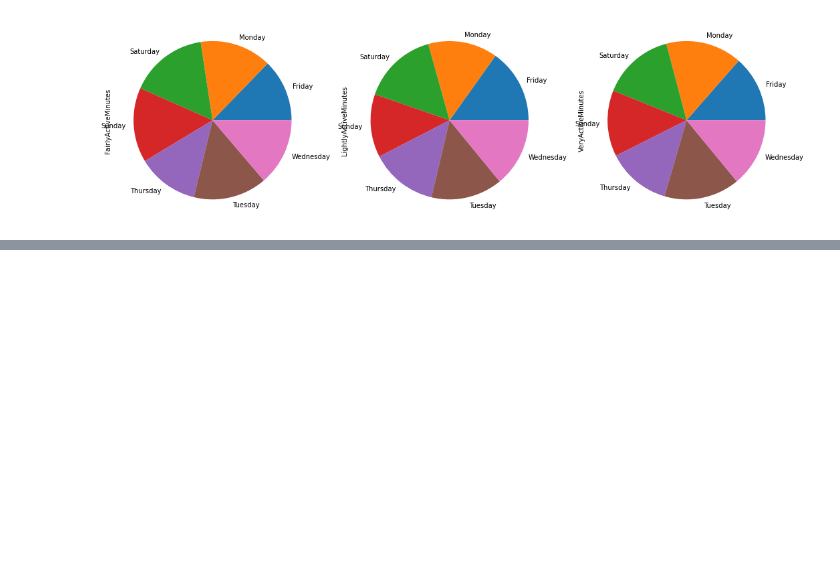
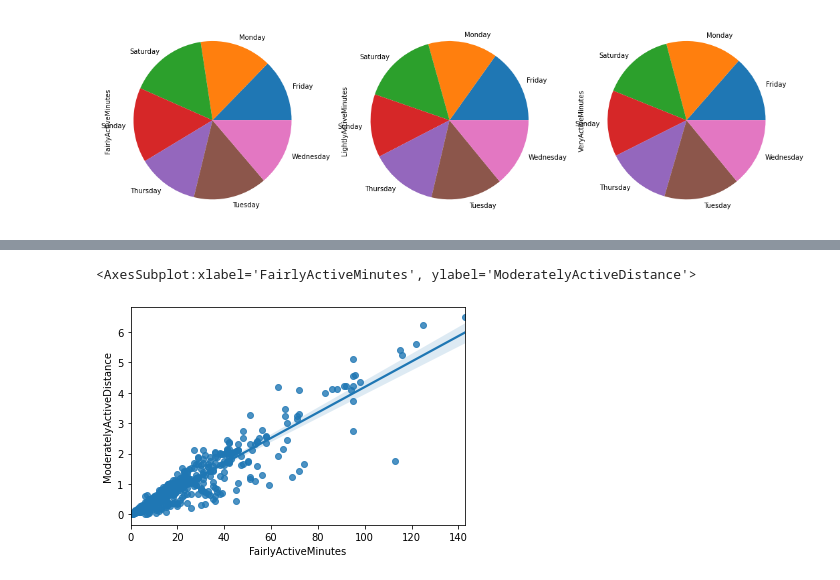
Before and after one commit to LeannaCalla/Kaggle-FitBit-Data, a Jupyter notebook: FitBit stats.ipynb, the cells around one changed output, grey strips where cells are left out. Cells and saved outputs as stored; diff of their text form; code cells hidden in the pictures; blank space fills up the shorter version.

```diff
--- a/FitBit stats.ipynb
+++ b/FitBit stats.ipynb
@@ -323,0 +295,5 @@ array([<AxesSubplot:ylabel='FairlyActiveMinutes'>,
+# %%
+sns.regplot(data = activityData, x = 'FairlyActiveMinutes', y='ModeratelyActiveDistance')
+# %% [output]
+<AxesSubplot:xlabel='FairlyActiveMinutes', ylabel='ModeratelyActiveDistance'>
+[figure, added]
```
Also changed, not shown: parts of 12 cells of this notebook, 1 other file.
